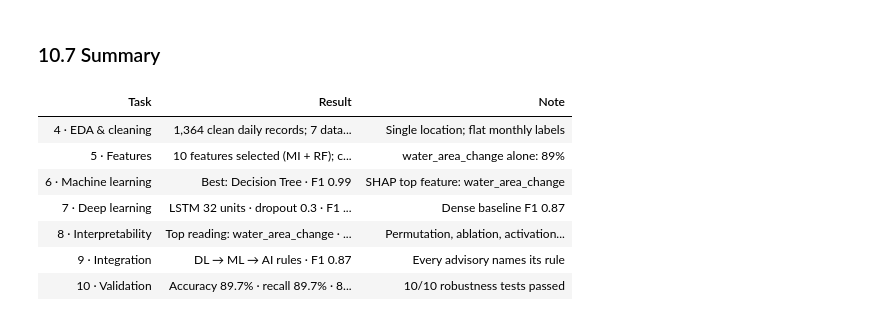
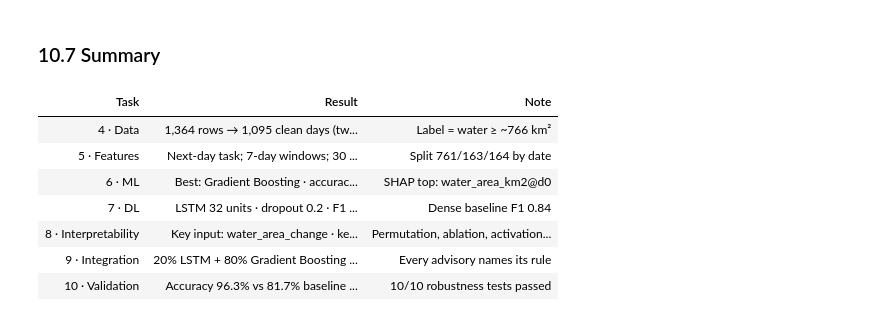
Before and after one commit to Stavan1234/FloodSense, a Jupyter notebook: CIL_Practicals_4_to_10_FloodSense.ipynb, the cells around one changed output. Saved outputs shown, nothing was run; the diff lists cells and outputs as text; code cells hidden in the pictures.

```diff
--- a/CIL_Practicals_4_to_10_FloodSense.ipynb
+++ b/CIL_Practicals_4_to_10_FloodSense.ipynb
@@ -1554,22 +1274,22 @@ Saved 30 files (figures, tables, model) → FloodSense_Practicals_4_to_10_output
 ### 10.7 Summary
 # %%
 summary = pd.DataFrame([
-    ["4 · EDA & cleaning", f"{len(df):,} clean daily records; 7 data problems found and fixed", "Single location; flat monthly labels"],
-    ["5 · Features", f"{TOP_K} features selected (MI + RF); chronological 70/15/15 split", f"{PROXY_FEATURE} alone: {PROXY_ACC:.0%}"],
-    ["6 · Machine learning", f"Best: {BEST_ML} · F1 {ml_results.loc[BEST_ML, 'F1']:.2f}", f"SHAP top feature: {rf_shap_rank.index[0]}"],
-    ["7 · Deep learning", f"{BEST_LSTM} · F1 {dl_results.loc[BEST_LSTM, 'F1']:.2f}", f"Dense baseline F1 {dl_results.loc['Dense baseline', 'F1']:.2f}"],
-    ["8 · Interpretability", f"Top reading: {perm['LSTM'].idxmax()} · key day: {time_imp['LSTM'].idxmax()}", "Permutation, ablation, activations, SHAP"],
-    ["9 · Integration", f"DL → ML → AI rules · F1 {components.loc['Integrated score (DL+ML)', 'F1']:.2f}", "Every advisory names its rule"],
-    ["10 · Validation", f"Accuracy {final['Accuracy']:.1%} · recall {final['Recall']:.1%} · {fn} missed floods",
+    ["4 · Data", f"{len(raw):,} rows → {len(df):,} clean days (two satellite passes merged); leak column removed", f"Label = water ≥ ~{FLOOD_LINE:.0f} km²"],
+    ["5 · Features", f"Next-day task; 7-day windows; {K} features kept by time-series CV", f"Split {len(idx_train)}/{len(idx_val)}/{len(idx_test)} by date"],
+    ["6 · ML", f"Best: {BEST_ML} · accuracy {ml_results.loc[BEST_ML, 'Accuracy']:.1%}", f"SHAP top: {gb_rank.index[0]}"],
+    ["7 · DL", f"{BEST_LSTM} · F1 {dl_results.loc[BEST_LSTM, 'F1']:.2f}", f"Dense baseline F1 {dl_results.loc['Dense baseline', 'F1']:.2f}"],
+    ["8 · Interpretability", f"Key input: {lstm_rank.index[0]} · key day: {time_imp['LSTM'].idxmax()}", "Permutation, ablation, activations, SHAP"],
+    ["9 · Integration", f"{W_DL:.0%} LSTM + {1 - W_DL:.0%} {BEST_ML} → rules", "Every advisory names its rule"],
+    ["10 · Validation", f"Accuracy {final['Accuracy']:.1%} vs {base_acc:.1%} baseline · {fn} missed · {fp} false alarms",
      f"{(tests['Result'] == 'PASS').sum()}/{len(tests)} robustness tests passed"],
 ], columns=["Task", "Result", "Note"])
 display(summary.style.hide(axis="index").set_properties(**{"text-align": "left"}))
 # %% [output]
 | Task | Result | Note |
-| 4 · EDA & cleaning | 1,364 clean daily records; 7 data... | Single location; flat monthly labels |
-| 5 · Features | 10 features selected (MI + RF); c... | water_area_change alone: 89% |
-| 6 · Machine learning | Best: Decision Tree · F1 0.99 | SHAP top feature: water_area_change |
-| 7 · Deep learning | LSTM 32 units · dropout 0.3 · F1 ... | Dense baseline F1 0.87 |
-| 8 · Interpretability | Top reading: water_area_change · ... | Permutation, ablation, activation... |
-| 9 · Integration | DL → ML → AI rules · F1 0.87 | Every advisory names its rule |
-| 10 · Validation | Accuracy 89.7% · recall 89.7% · 8... | 10/10 robustness tests passed |
+| 4 · Data | 1,364 rows → 1,095 clean days (tw... | Label = water ≥ ~766 km² |
+| 5 · Features | Next-day task; 7-day windows; 30 ... | Split 761/163/164 by date |
+| 6 · ML | Best: Gradient Boosting · accurac... | SHAP top: water_area_km2@d0 |
+| 7 · DL | LSTM 32 units · dropout 0.2 · F1 ... | Dense baseline F1 0.84 |
+| 8 · Interpretability | Key input: water_area_change · ke... | Permutation, ablation, activation... |
+| 9 · Integration | 20% LSTM + 80% Gradient Boosting ... | Every advisory names its rule |
+| 10 · Validation | Accuracy 96.3% vs 81.7% baseline ... | 10/10 robustness tests passed |
```
Also changed, not shown: parts of 141 cells of this notebook, 32 other files.
